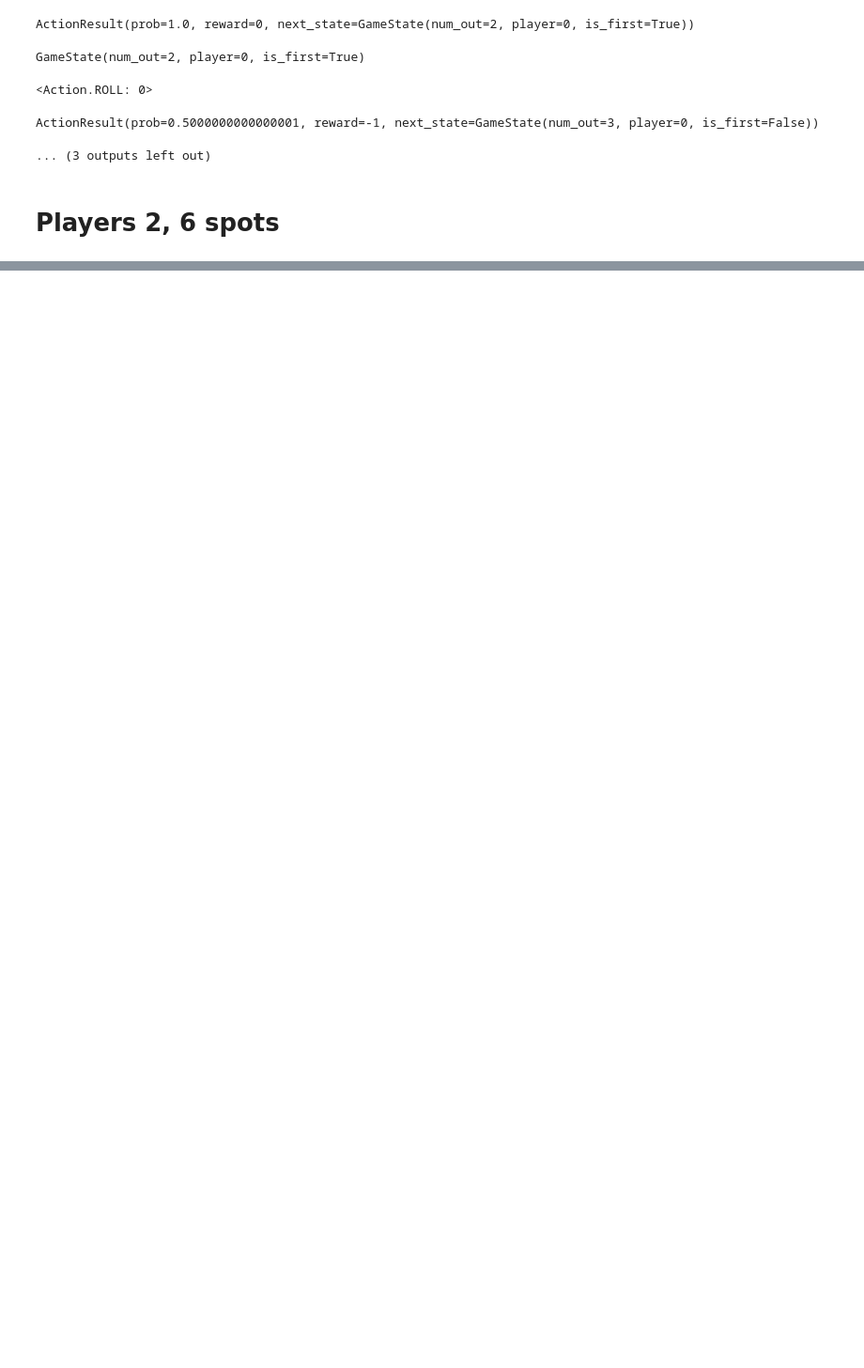
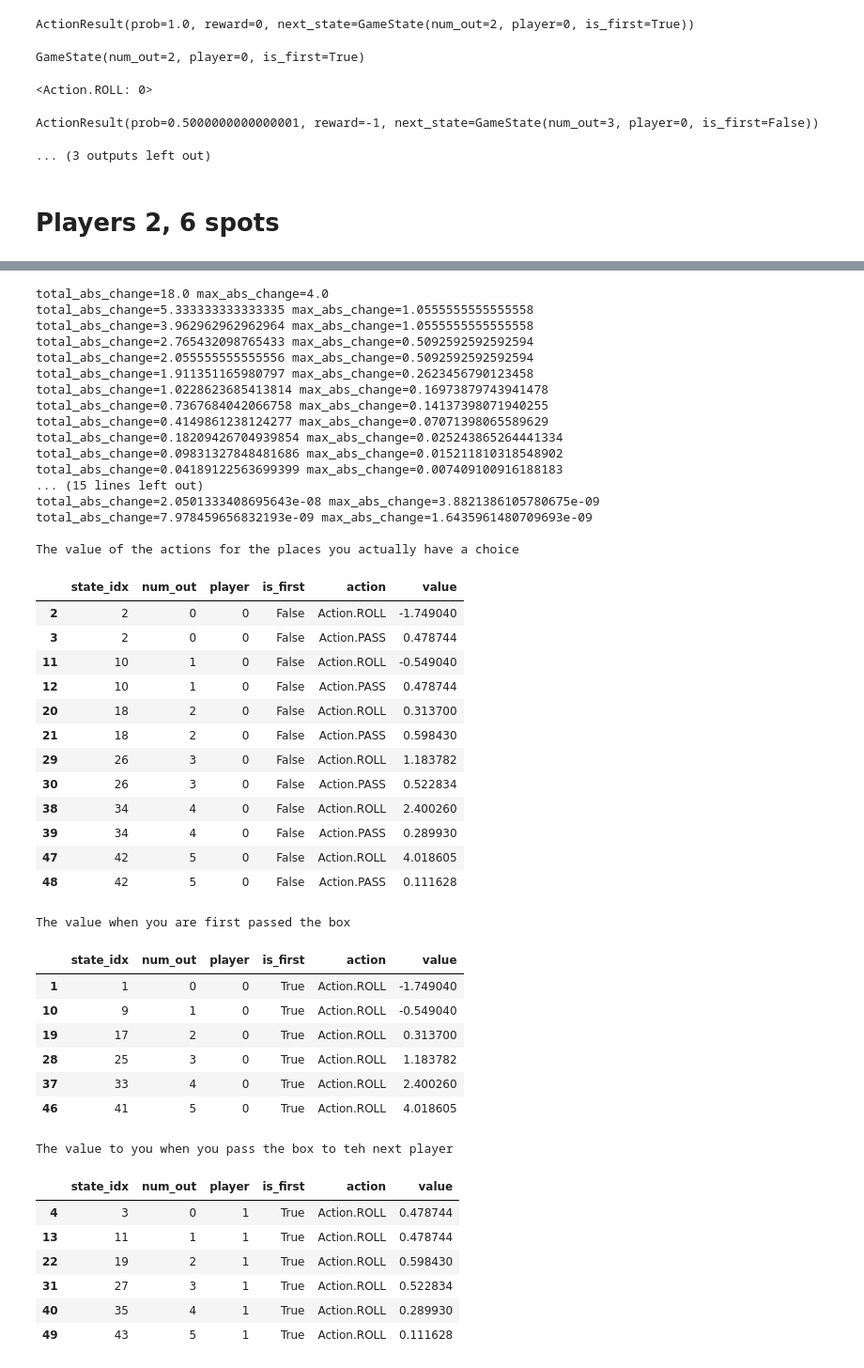
Before and after one commit to pfrstg/pennydropsolver, a Jupyter notebook: notebooks/analysis.ipynb, the cells around one changed output, grey strips where cells are left out. Shown at 94% size. Cells and saved outputs as stored; diff of their text form; code cells hidden in the pictures; blank space fills up the shorter version.

```diff
--- a/notebooks/analysis.ipynb
+++ b/notebooks/analysis.ipynb
@@ -104,0 +175,50 @@ df[(df["player"] == 0 ) & (~df["is_first"])]
+# %%
+world = pennydropsolver.GameModel(num_players=3, num_spots=6)
+solve_world(world)
+# %% [output]
+total_abs_change=18.0 max_abs_change=4.0
+total_abs_change=5.333333333333335 max_abs_change=1.0555555555555558
+total_abs_change=3.962962962962964 max_abs_change=1.0555555555555558
+total_abs_change=2.765432098765433 max_abs_change=0.5092592592592594
+total_abs_change=2.055555555555556 max_abs_change=0.5092592592592594
+total_abs_change=1.911351165980797 max_abs_change=0.2623456790123458
+total_abs_change=1.0228623685413814 max_abs_change=0.16973879743941478
+total_abs_change=0.7367684042066758 max_abs_change=0.14137398071940255
+total_abs_change=0.4149861238124277 max_abs_change=0.07071398065589629
+total_abs_change=0.18209426704939854 max_abs_change=0.025243865264441334
+total_abs_change=0.09831327848481686 max_abs_change=0.015211810318548902
+total_abs_change=0.04189122563699399 max_abs_change=0.007409100916188183
+... (15 lines left out)
+total_abs_change=2.0501333408695643e-08 max_abs_change=3.8821386105780675e-09
+total_abs_change=7.978459656832193e-09 max_abs_change=1.6435961480709693e-09
+
+The value of the actions for the places you actually have a choice
+|  | state_idx | num_out | player | is_first | action | value |
+| 2 | 2 | 0 | 0 | False | Action.ROLL | -1.749040 |
+| 3 | 2 | 0 | 0 | False | Action.PASS | 0.478744 |
+| 11 | 10 | 1 | 0 | False | Action.ROLL | -0.549040 |
+| 12 | 10 | 1 | 0 | False | Action.PASS | 0.478744 |
+| 20 | 18 | 2 | 0 | False | Action.ROLL | 0.313700 |
+| 21 | 18 | 2 | 0 | False | Action.PASS | 0.598430 |
+| 29 | 26 | 3 | 0 | False | Action.ROLL | 1.183782 |
+| 30 | 26 | 3 | 0 | False | Action.PASS | 0.522834 |
+| 38 | 34 | 4 | 0 | False | Action.ROLL | 2.400260 |
+| 39 | 34 | 4 | 0 | False | Action.PASS | 0.289930 |
+| 47 | 42 | 5 | 0 | False | Action.ROLL | 4.018605 |
+| 48 | 42 | 5 | 0 | False | Action.PASS | 0.111628 |
+The value when you are first passed the box
+|  | state_idx | num_out | player | is_first | action | value |
+| 1 | 1 | 0 | 0 | True | Action.ROLL | -1.749040 |
+| 10 | 9 | 1 | 0 | True | Action.ROLL | -0.549040 |
+| 19 | 17 | 2 | 0 | True | Action.ROLL | 0.313700 |
+| 28 | 25 | 3 | 0 | True | Action.ROLL | 1.183782 |
+| 37 | 33 | 4 | 0 | True | Action.ROLL | 2.400260 |
+| 46 | 41 | 5 | 0 | True | Action.ROLL | 4.018605 |
+The value to you when you pass the box to teh next player
+|  | state_idx | num_out | player | is_first | action | value |
+| 4 | 3 | 0 | 1 | True | Action.ROLL | 0.478744 |
+| 13 | 11 | 1 | 1 | True | Action.ROLL | 0.478744 |
+| 22 | 19 | 2 | 1 | True | Action.ROLL | 0.598430 |
+| 31 | 27 | 3 | 1 | True | Action.ROLL | 0.522834 |
+| 40 | 35 | 4 | 1 | True | Action.ROLL | 0.289930 |
+| 49 | 43 | 5 | 1 | True | Action.ROLL | 0.111628 |
```
Also changed, not shown: parts of 20 cells of this notebook, 1 other file.
